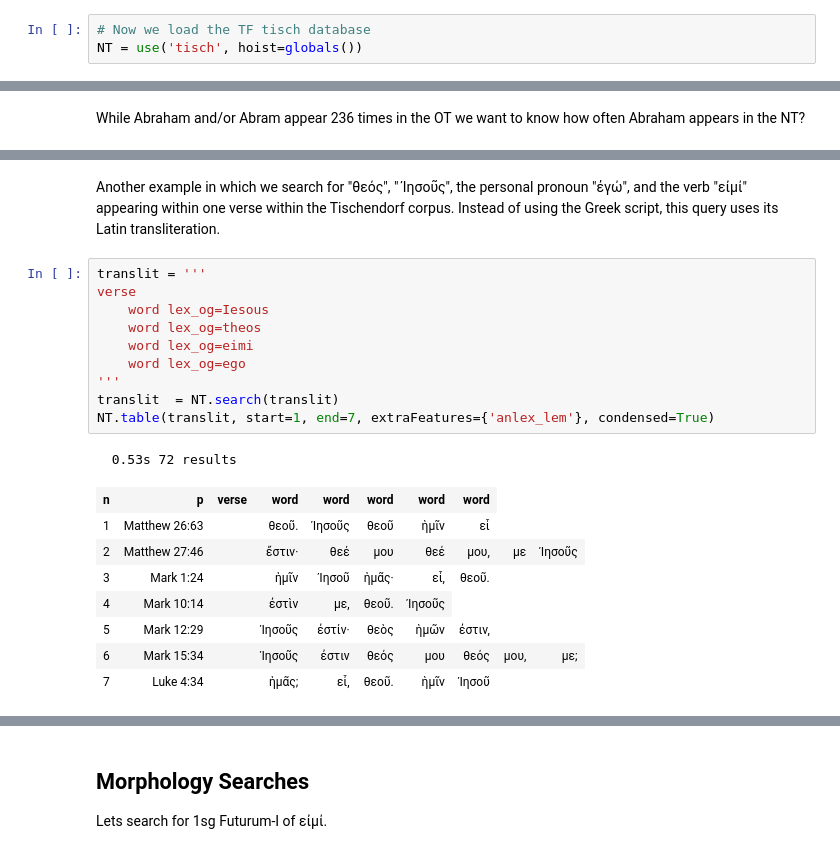
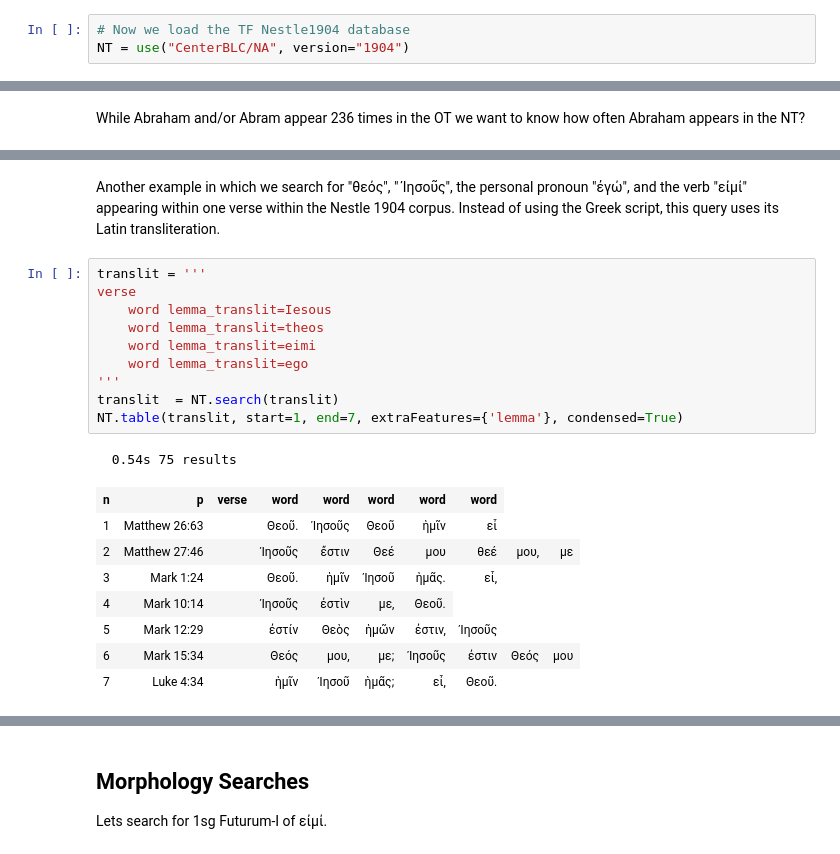
Before and after one commit to oliverglanz/Text-Fabric, a Jupyter notebook: Research-Workshop-Series/0200_PhD-Workshop_TF_002_jupyter-notebooks-intro.ipynb, the cells around one changed output, grey strips where cells are left out. Saved outputs shown, nothing was run; the diff lists cells and outputs as text.

```diff
--- a/Research-Workshop-Series/0200_PhD-Workshop_TF_002_jupyter-notebooks-intro.ipynb
+++ b/Research-Workshop-Series/0200_PhD-Workshop_TF_002_jupyter-notebooks-intro.ipynb
@@ -68,4 +72,4 @@ Text-Fabric API: names N F E L T S C TF directly usable
 # %%
-# Now we load the TF tisch database
-NT = use('tisch', hoist=globals())
+# Now we load the TF Nestle1904 database
+NT = use("CenterBLC/NA", version="1904")
 # %% [output]
@@ -276,24 +283,24 @@ anlex_lem=αὐτόςlex_og=autos
 # %% [markdown]
-Another example in which we search for  "θεός", " Ἰησοῦς", the personal pronoun "ἐγώ", and the verb "εἰμί" appearing within one verse within the Tischendorf corpus. Instead of using the Greek script, this query uses its Latin transliteration.
+Another example in which we search for  "θεός", " Ἰησοῦς", the personal pronoun "ἐγώ", and the verb "εἰμί" appearing within one verse within the Nestle 1904 corpus. Instead of using the Greek script, this query uses its Latin transliteration.
 # %%
 translit = '''
 verse
-    word lex_og=Iesous
-    word lex_og=theos
-    word lex_og=eimi
-    word lex_og=ego
+    word lemma_translit=Iesous
+    word lemma_translit=theos
+    word lemma_translit=eimi
+    word lemma_translit=ego
 '''
 translit  = NT.search(translit)
-NT.table(translit, start=1, end=7, extraFeatures={'anlex_lem'}, condensed=True)
+NT.table(translit, start=1, end=7, extraFeatures={'lemma'}, condensed=True)
 # %% [output]
-  0.53s 72 results
+  0.54s 75 results
 | n | p | verse | word | word | word | word | word |
-| 1 | Matthew 26:63 |  | θεοῦ. | Ἰησοῦς | θεοῦ | ἡμῖν | εἶ |
-| 2 | Matthew 27:46 |  | ἔστιν· | θεέ | μου | θεέ | μου, | με | Ἰησοῦς |
-| 3 | Mark 1:24 |  | ἡμῖν | Ἰησοῦ | ἡμᾶς· | εἶ, | θεοῦ. |
-| 4 | Mark 10:14 |  | ἐστὶν | με, | θεοῦ. | Ἰησοῦς |
-| 5 | Mark 12:29 |  | Ἰησοῦς | ἐστίν· | θεὸς | ἡμῶν | ἐστιν, |
-| 6 | Mark 15:34 |  | Ἰησοῦς | ἐστιν | θεός | μου | θεός | μου, | με; |
-| 7 | Luke 4:34 |  | ἡμᾶς; | εἶ, | θεοῦ. | ἡμῖν | Ἰησοῦ |
+| 1 | Matthew 26:63 |  | Θεοῦ. | Ἰησοῦς | Θεοῦ | ἡμῖν | εἶ |
+| 2 | Matthew 27:46 |  | Ἰησοῦς | ἔστιν | Θεέ | μου | θεέ | μου, | με |
+| 3 | Mark 1:24 |  | Θεοῦ. | ἡμῖν | Ἰησοῦ | ἡμᾶς. | εἶ, |
+| 4 | Mark 10:14 |  | Ἰησοῦς | ἐστὶν | με, | Θεοῦ. |
+| 5 | Mark 12:29 |  | ἐστίν | Θεὸς | ἡμῶν | ἐστιν, | Ἰησοῦς |
+| 6 | Mark 15:34 |  | Θεός | μου, | με; | Ἰησοῦς | ἐστιν | Θεός | μου |
+| 7 | Luke 4:34 |  | ἡμῖν | Ἰησοῦ | ἡμᾶς; | εἶ, | Θεοῦ. |
 # %%
 eutheos = '''
```
Also changed, not shown: parts of 19 cells of this notebook, 7 other files.
